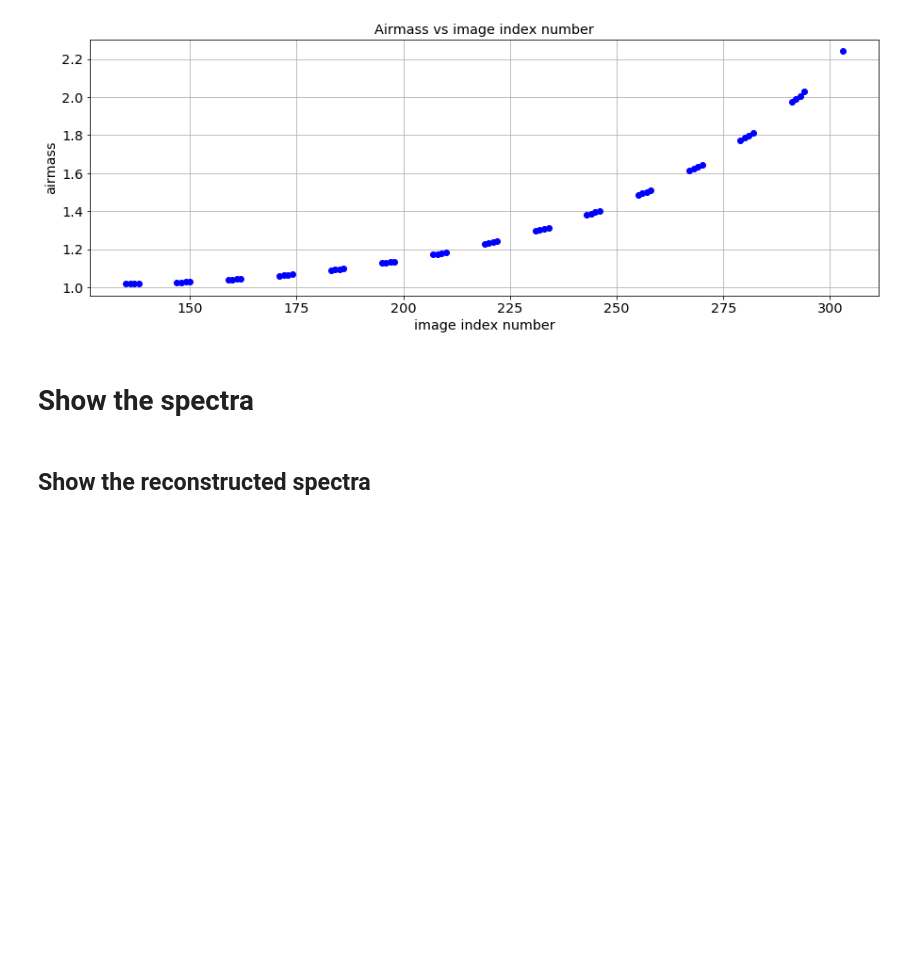
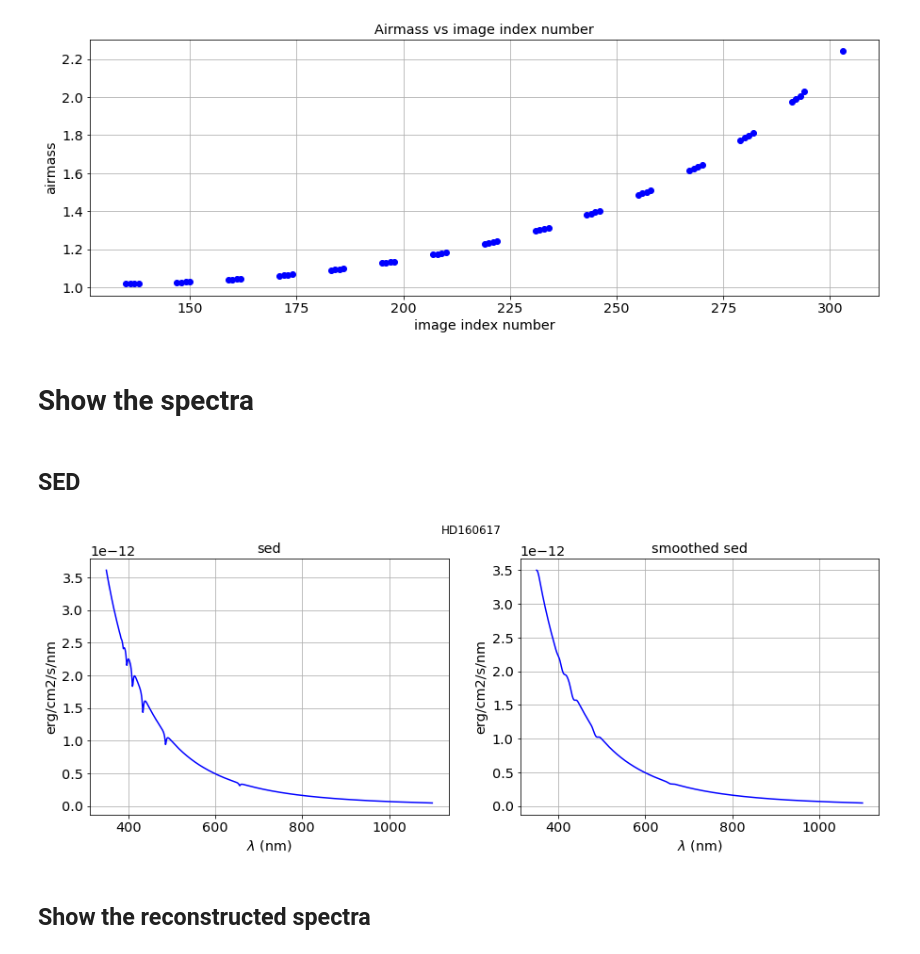
Before and after one commit to sylvielsstfr/SpectractorAnaAtm, a Jupyter notebook: ana_10jun17/HD160617/GetDisperserAttenuation_smooth.ipynb, the cells around one changed output. Saved outputs shown, nothing was run; the diff lists cells and outputs as text; code cells hidden in the pictures; blank space fills up the shorter version.

```diff
--- a/ana_10jun17/HD160617/GetDisperserAttenuation_smooth.ipynb
+++ b/ana_10jun17/HD160617/GetDisperserAttenuation_smooth.ipynb
@@ -567,6 +565,12 @@ plt.grid()
 [figure]
 # %% [markdown]
 # Show the spectra
+# %% [markdown]
+## SED
+# %%
+PlotSED(list_of_objects_str)
+# %% [output]
+[figure, added]
 # %% [markdown]
 ## Show the reconstructed spectra
 # %%
```
Also changed, not shown: parts of 30 cells of this notebook, 2 other files.
